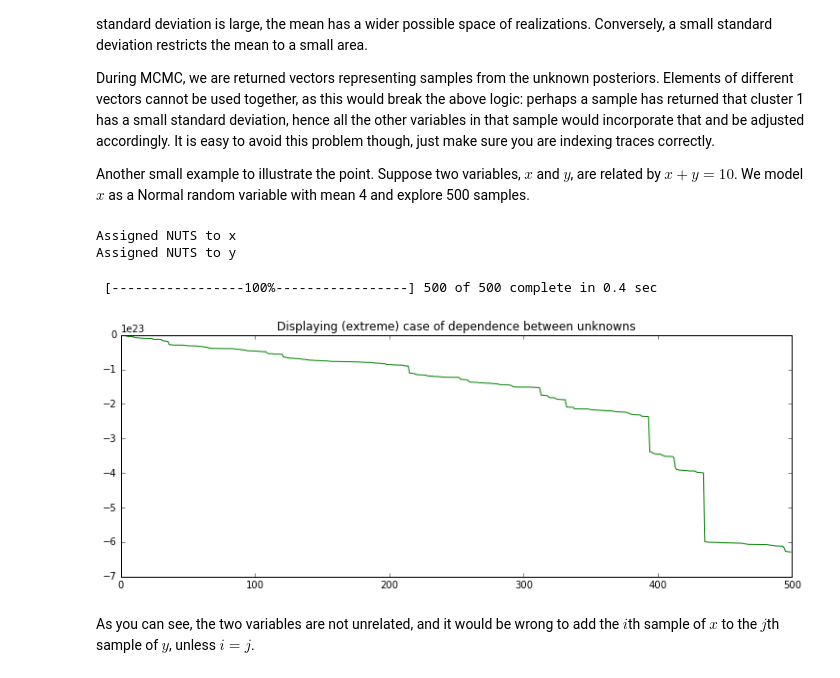
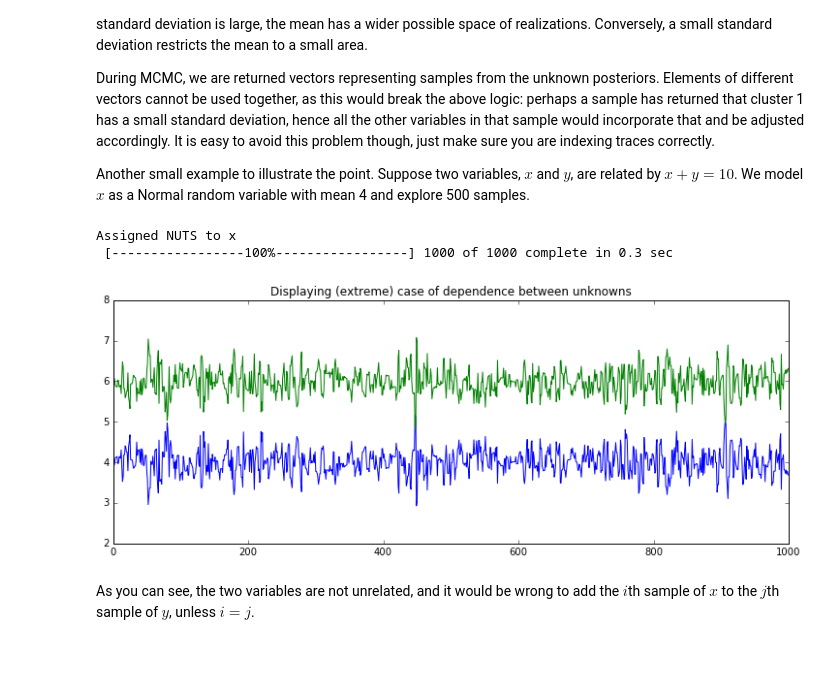
Before and after one commit to quantopian/Probabilistic-Programming-and-Bayesian-Methods-for-Hackers, a Jupyter notebook: Chapter3_MCMC/IntroMCMC.ipynb, the cells around one changed output. Saved outputs shown, nothing was run; the diff lists cells and outputs as text; code cells hidden in the pictures.

```diff
--- a/Chapter3_MCMC/IntroMCMC.ipynb
+++ b/Chapter3_MCMC/IntroMCMC.ipynb
@@ -484,20 +463,19 @@ Another small example to illustrate the point. Suppose two variables, $x$ and $y
 # %%
 import pymc3 as pm
 
 with pm.Model() as model:
     x = pm.Normal("x", 4, 10)
-    y = pm.DensityDist("y", lambda x=x: 10 - x)
+    y = pm.Deterministic("y", 10 - x)
 
-    trace_2 = pm.sample(500)
+    trace_2 = pm.sample(1000)
 
-plt.plot(trace["x"])
-plt.plot(trace["y"])
+plt.plot(trace_2["x"])
+plt.plot(trace_2["y"])
 plt.title("Displaying (extreme) case of dependence between unknowns");
 # %% [output]
 Assigned NUTS to x
-Assigned NUTS to y
+ [-----------------100%-----------------] 1000 of 1000 complete in 0.3 sec
- [-----------------100%-----------------] 500 of 500 complete in 0.4 sec
-[figure, old version]
+[figure, new version]
 # %% [markdown]
 As you can see, the two variables are not unrelated, and it would be wrong to add the $i$th sample of $x$ to the $j$th sample of $y$, unless $i = j$.
 # %% [markdown]
```
Also changed, not shown: parts of 18 cells of this notebook.
